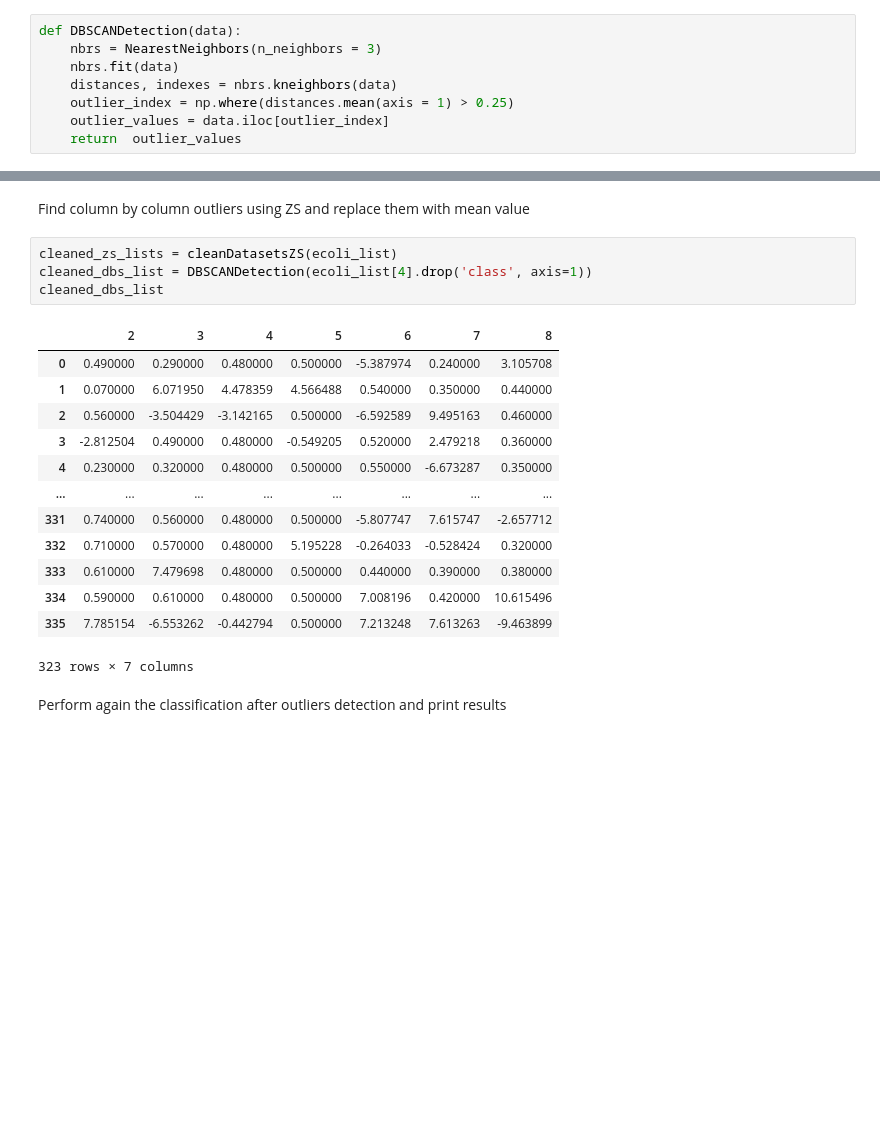
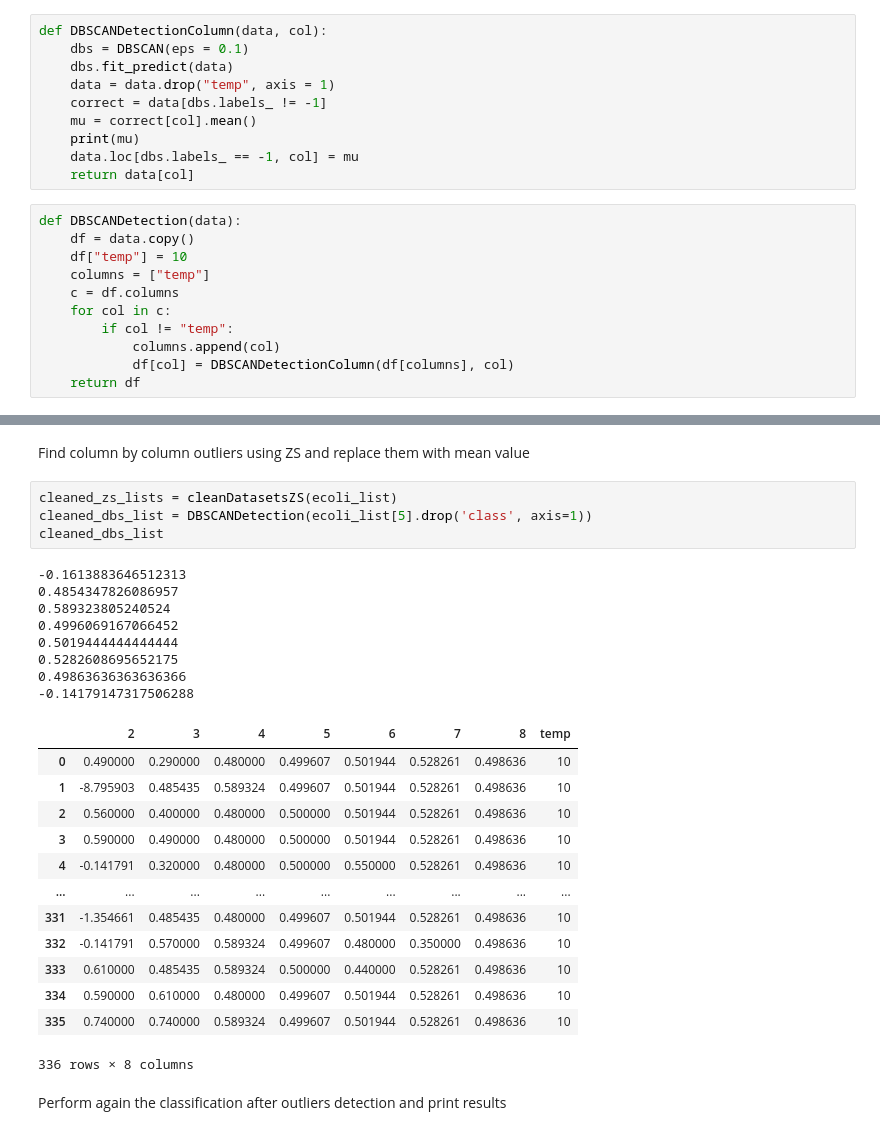
Before and after one commit to matteovisotto/DQ-SangiVisotto, a Jupyter notebook: DQ-Ecoli.ipynb, the cells around one changed output, grey strips where cells are left out. Drawn from its saved outputs; the diff is of its cells as text; blank space fills up the shorter version.

Commit message:
First DBSCAN implementation

```diff
--- a/DQ-Ecoli.ipynb
+++ b/DQ-Ecoli.ipynb
@@ -80,14 +80,27 @@ def ZS(data, threshold):
     return cleaned
 # %% [markdown]
 DBSCAN detection only
-# %%
-def DBSCANDetection(data):
-    nbrs = NearestNeighbors(n_neighbors = 3)
-    nbrs.fit(data)
-    distances, indexes = nbrs.kneighbors(data)
-    outlier_index = np.where(distances.mean(axis = 1) > 0.25)
-    outlier_values = data.iloc[outlier_index]
-    return  outlier_values
+# %%
+def DBSCANDetectionColumn(data, col):
+    dbs = DBSCAN(eps = 0.1)
+    dbs.fit_predict(data)
+    data = data.drop("temp", axis = 1)
+    correct = data[dbs.labels_ != -1]
+    mu = correct[col].mean()
+    print(mu)
+    data.loc[dbs.labels_ == -1, col] = mu
+    return data[col]
+# %%
+def DBSCANDetection(data):
+    df = data.copy()
+    df["temp"] = 10
+    columns = ["temp"]
+    c = df.columns
+    for col in c:
+        if col != "temp":
+            columns.append(col)
+            df[col] = DBSCANDetectionColumn(df[columns], col)
+    return df
 # %% [markdown]
 ## Pipeline implementation
 # %% [markdown]
@@ -196,22 +209,30 @@ Dataset dirty at:  50 %
 Find column by column outliers using ZS and replace them with mean value
 # %%
 cleaned_zs_lists = cleanDatasetsZS(ecoli_list)
-cleaned_dbs_list = DBSCANDetection(ecoli_list[4].drop('class', axis=1))
+cleaned_dbs_list = DBSCANDetection(ecoli_list[5].drop('class', axis=1))
 cleaned_dbs_list
 # %% [output]
+-0.1613883646512313
+0.4854347826086957
+0.589323805240524
+0.4996069167066452
+0.5019444444444444
+0.5282608695652175
+0.49863636363636366
+-0.14179147317506288
-|  | 2 | 3 | 4 | 5 | 6 | 7 | 8 |
-| 0 | 0.490000 | 0.290000 | 0.480000 | 0.500000 | -5.387974 | 0.240000 | 3.105708 |
-| 1 | 0.070000 | 6.071950 | 4.478359 | 4.566488 | 0.540000 | 0.350000 | 0.440000 |
-| 2 | 0.560000 | -3.504429 | -3.142165 | 0.500000 | -6.592589 | 9.495163 | 0.460000 |
-| 3 | -2.812504 | 0.490000 | 0.480000 | -0.549205 | 0.520000 | 2.479218 | 0.360000 |
-| 4 | 0.230000 | 0.320000 | 0.480000 | 0.500000 | 0.550000 | -6.673287 | 0.350000 |
-| ... | ... | ... | ... | ... | ... | ... | ... |
-| 331 | 0.740000 | 0.560000 | 0.480000 | 0.500000 | -5.807747 | 7.615747 | -2.657712 |
-| 332 | 0.710000 | 0.570000 | 0.480000 | 5.195228 | -0.264033 | -0.528424 | 0.320000 |
-| 333 | 0.610000 | 7.479698 | 0.480000 | 0.500000 | 0.440000 | 0.390000 | 0.380000 |
-| 334 | 0.590000 | 0.610000 | 0.480000 | 0.500000 | 7.008196 | 0.420000 | 10.615496 |
-| 335 | 7.785154 | -6.553262 | -0.442794 | 0.500000 | 7.213248 | 7.613263 | -9.463899 |
+|  | 2 | 3 | 4 | 5 | 6 | 7 | 8 | temp |
+| 0 | 0.490000 | 0.290000 | 0.480000 | 0.499607 | 0.501944 | 0.528261 | 0.498636 | 10 |
+| 1 | -8.795903 | 0.485435 | 0.589324 | 0.499607 | 0.501944 | 0.528261 | 0.498636 | 10 |
+| 2 | 0.560000 | 0.400000 | 0.480000 | 0.500000 | 0.501944 | 0.528261 | 0.498636 | 10 |
+| 3 | 0.590000 | 0.490000 | 0.480000 | 0.500000 | 0.501944 | 0.528261 | 0.498636 | 10 |
+| 4 | -0.141791 | 0.320000 | 0.480000 | 0.500000 | 0.550000 | 0.528261 | 0.498636 | 10 |
+| ... | ... | ... | ... | ... | ... | ... | ... | ... |
+| 331 | -1.354661 | 0.485435 | 0.480000 | 0.499607 | 0.501944 | 0.528261 | 0.498636 | 10 |
+| 332 | -0.141791 | 0.570000 | 0.589324 | 0.499607 | 0.480000 | 0.350000 | 0.498636 | 10 |
+| 333 | 0.610000 | 0.485435 | 0.589324 | 0.500000 | 0.440000 | 0.528261 | 0.498636 | 10 |
+| 334 | 0.590000 | 0.610000 | 0.480000 | 0.499607 | 0.501944 | 0.528261 | 0.498636 | 10 |
+| 335 | 0.740000 | 0.740000 | 0.589324 | 0.499607 | 0.501944 | 0.528261 | 0.498636 | 10 |
-323 rows × 7 columns
+336 rows × 8 columns
 # %% [markdown]
 Perform again the classification after outliers detection and print results
 # %%
```
Also changed, not shown: parts of 7 cells of this notebook.
